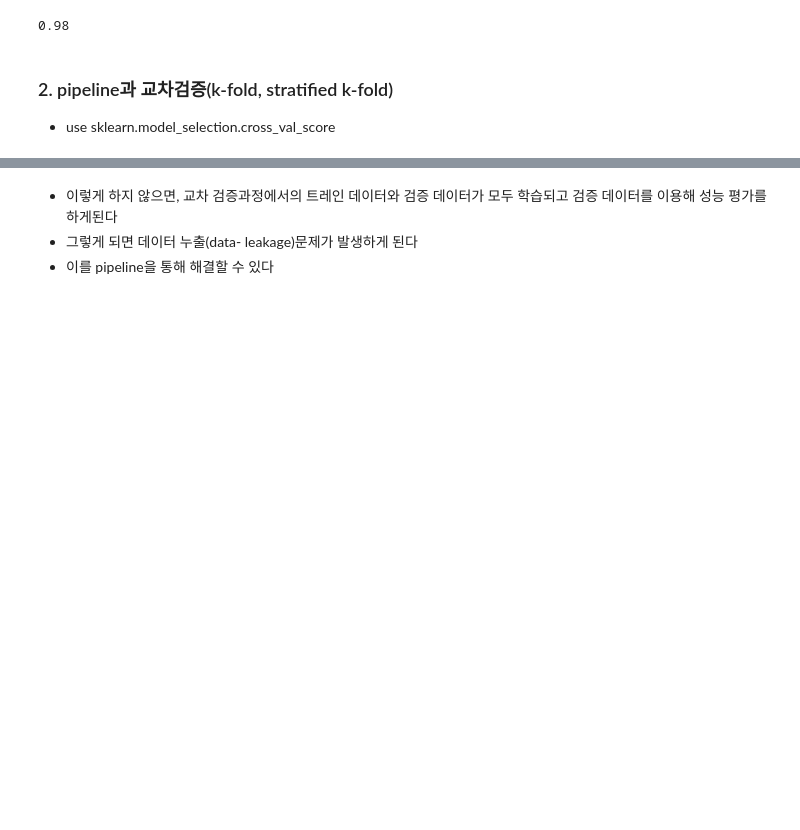
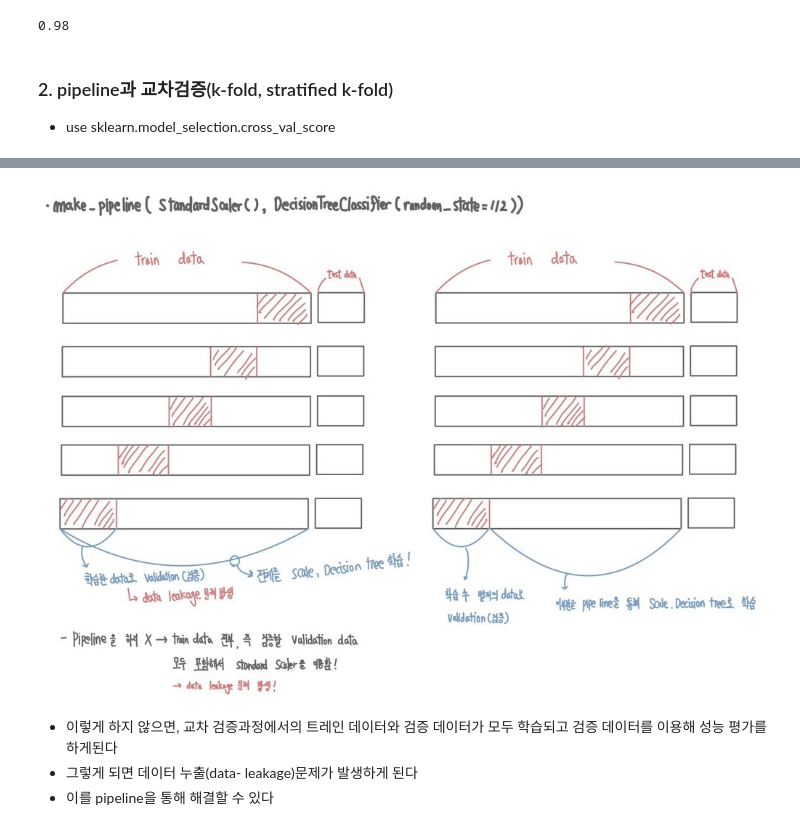
Before and after one commit to youngsang114/Tutoring, a Jupyter notebook: 튜터링_교안/6_pipeline.ipynb, the cells around one changed output, grey strips where cells are left out. Saved outputs shown, nothing was run; the diff lists cells and outputs as text; code cells hidden in the pictures; blank space fills up the shorter version.

```diff
--- a/튜터링_교안/6_pipeline.ipynb
+++ b/튜터링_교안/6_pipeline.ipynb
@@ -118,3 +124,11 @@ accuracy_score(y_test,y_preds2)
+# %%
+# 이미지 파일 경로
+image_path = "./images/6_2.jpg"
+
+# 이미지 표시
+Image(filename=image_path)
+# %% [output]
+[figure, added]
 # %% [markdown]
 - 이렇게 하지 않으면, 교차 검증과정에서의 트레인 데이터와 검증 데이터가 모두 학습되고 검증 데이터를 이용해 성능 평가를 하게된다
 - 그렇게 되면 데이터 누출(data- leakage)문제가 발생하게 된다
```
Also changed, not shown: parts of 4 cells of this notebook, 19 other files.
